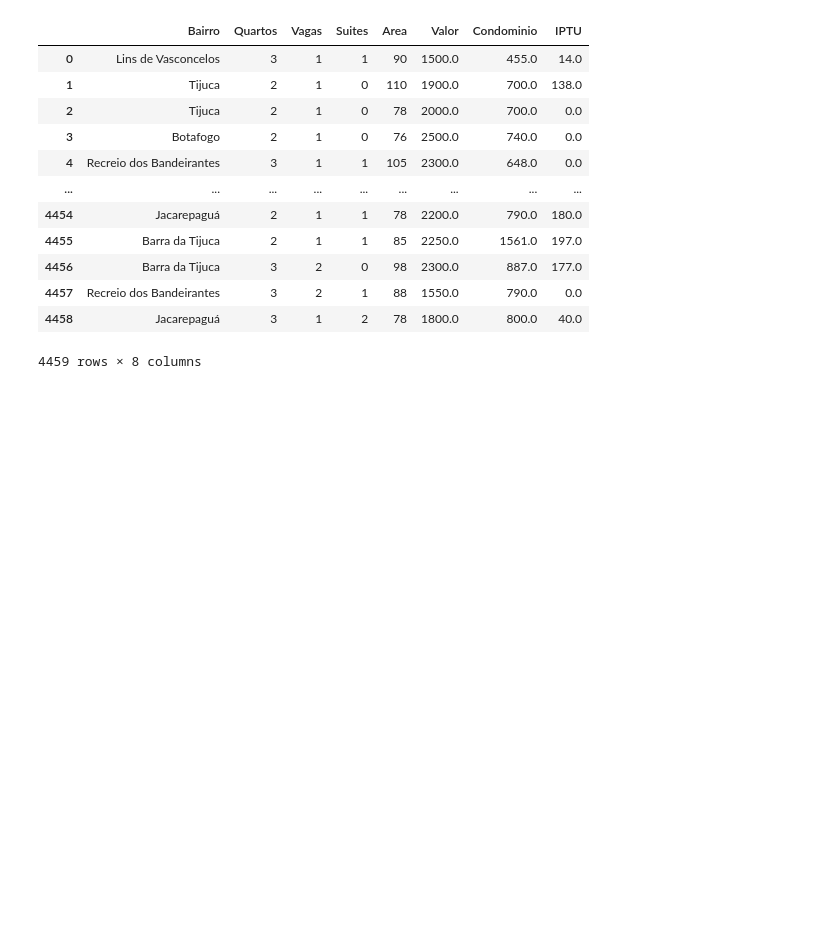
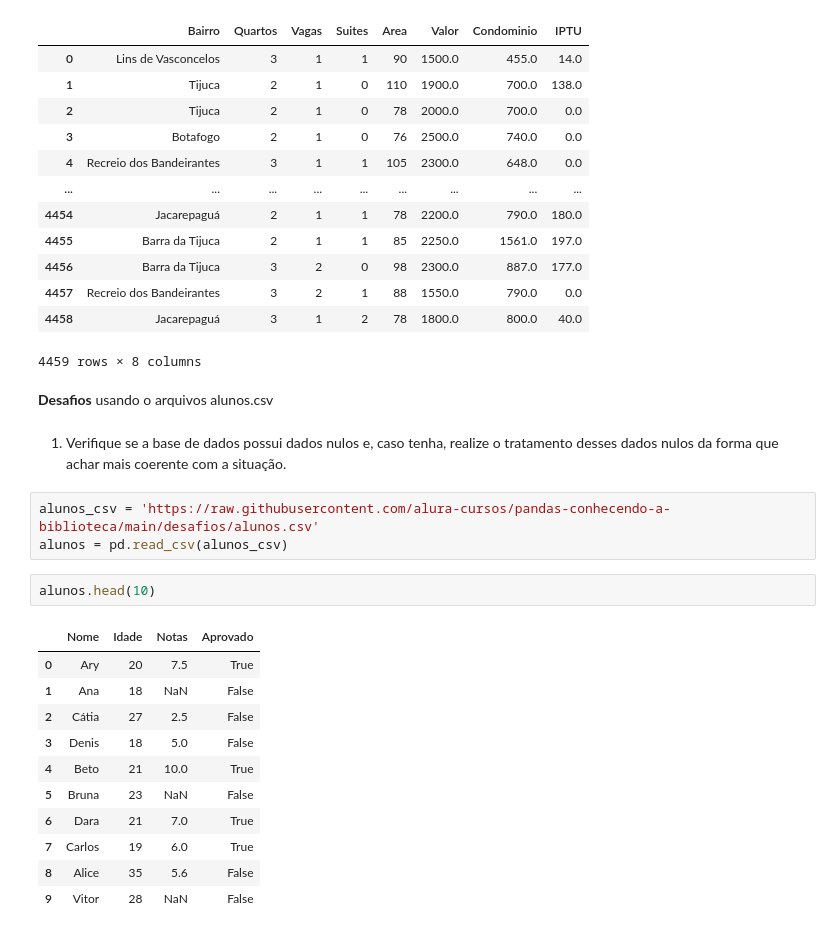
Before and after one commit to felipebocajr/Python-para-dados, a Jupyter notebook: pandas/pandas_alura.ipynb, the cells around one changed output. Saved outputs shown, nothing was run; the diff lists cells and outputs as text; blank space fills up the shorter version.

```diff
--- a/pandas/pandas_alura.ipynb
+++ b/pandas/pandas_alura.ipynb
@@ -704,3 +703,25 @@ pd.read_csv('apartamentos_grandes.csv', delimiter=';')
 | 4457 | Recreio dos Bandeirantes | 3 | 2 | 1 | 88 | 1550.0 | 790.0 | 0.0 |
 | 4458 | Jacarepaguá | 3 | 1 | 2 | 78 | 1800.0 | 800.0 | 40.0 |
 4459 rows × 8 columns
+# %% [markdown]
+**Desafios**
+usando o arquivos alunos.csv
+# %% [markdown]
+1) Verifique se a base de dados possui dados nulos e, caso tenha, realize o tratamento desses dados nulos da forma que achar mais coerente com a situação.
+# %%
+alunos_csv = 'https://raw.githubusercontent.com/alura-cursos/pandas-conhecendo-a-biblioteca/main/desafios/alunos.csv'
+alunos = pd.read_csv(alunos_csv)
+# %%
+alunos.head(10)
+# %% [output]
+|  | Nome | Idade | Notas | Aprovado |
+| 0 | Ary | 20 | 7.5 | True |
+| 1 | Ana | 18 | NaN | False |
+| 2 | Cátia | 27 | 2.5 | False |
+| 3 | Denis | 18 | 5.0 | False |
+| 4 | Beto | 21 | 10.0 | True |
+| 5 | Bruna | 23 | NaN | False |
+| 6 | Dara | 21 | 7.0 | True |
+| 7 | Carlos | 19 | 6.0 | True |
+| 8 | Alice | 35 | 5.6 | False |
+| 9 | Vitor | 28 | NaN | False |
```
Also changed, not shown: parts of 5 cells of this notebook.
